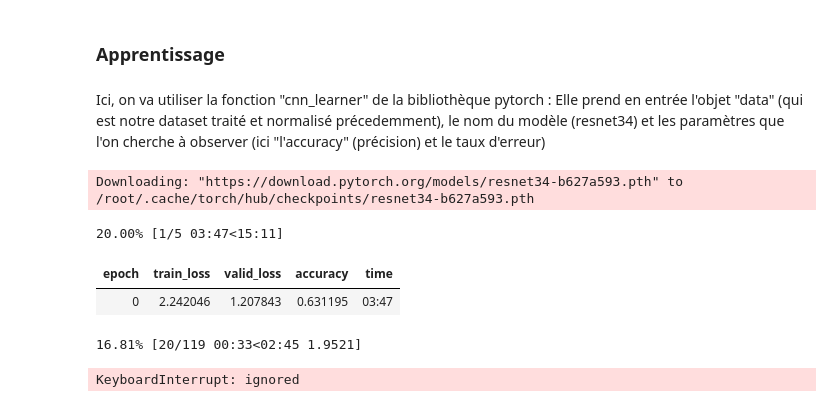
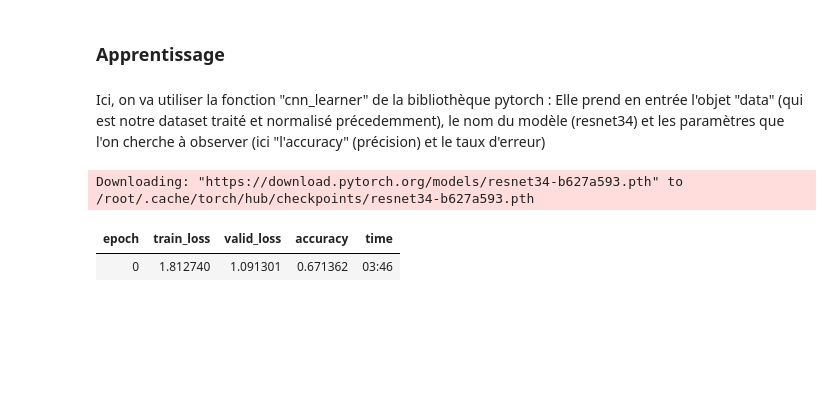
Before and after one commit to MohamedNaama91200/Scan-INT, a Jupyter notebook: Back-end/Entrainement_IA_Bâtiment.ipynb, the cells around one changed output. Drawn from its saved outputs; the diff is of its cells as text; code cells hidden in the pictures; blank space fills up the shorter version.

```diff
--- a/Back-end/Entrainement_IA_Bâtiment.ipynb
+++ b/Back-end/Entrainement_IA_Bâtiment.ipynb
@@ -170,17 +170,14 @@ Downloading: "https://download.pytorch.org/models/resnet34-b627a593.pth" to /roo
 # %%
 # Epochs = nombre de "tours" du réseaux de neurones que le modèle fait
 # Valid_loss = résultat de la fonction de coût sur le jeu de données de validation
 # Train_loss = résultat de la fonction de coût sur le jeu de données d'entraînement
 #Accuracy = précision du modèle : c'est la proportion de bonnes prédiction
 
 #Time = temps pour chaque epoch
-learn.fit_one_cycle(5)
+learn.fit_one_cycle(1)
 # %% [output]
-20.00% [1/5 03:47<15:11]
 | epoch | train_loss | valid_loss | accuracy | time |
-| 0 | 2.242046 | 1.207843 | 0.631195 | 03:47 |
+| 0 | 1.812740 | 1.091301 | 0.671362 | 03:46 |
-16.81% [20/119 00:33<02:45 1.9521]
-KeyboardInterrupt: ignored
 # %%
 learn.save('stage-1-resnet34') #Par la fonction .save() de f permet d'enregistrer le réseaux "learn" dans le répertoire courant
 # %%
```
Also changed, not shown: parts of 5 cells of this notebook.
